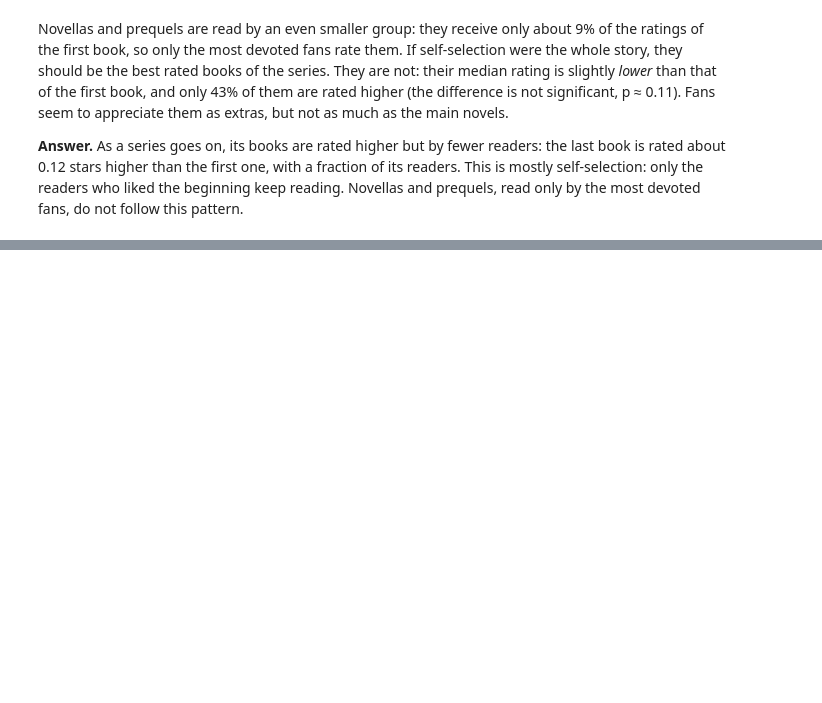
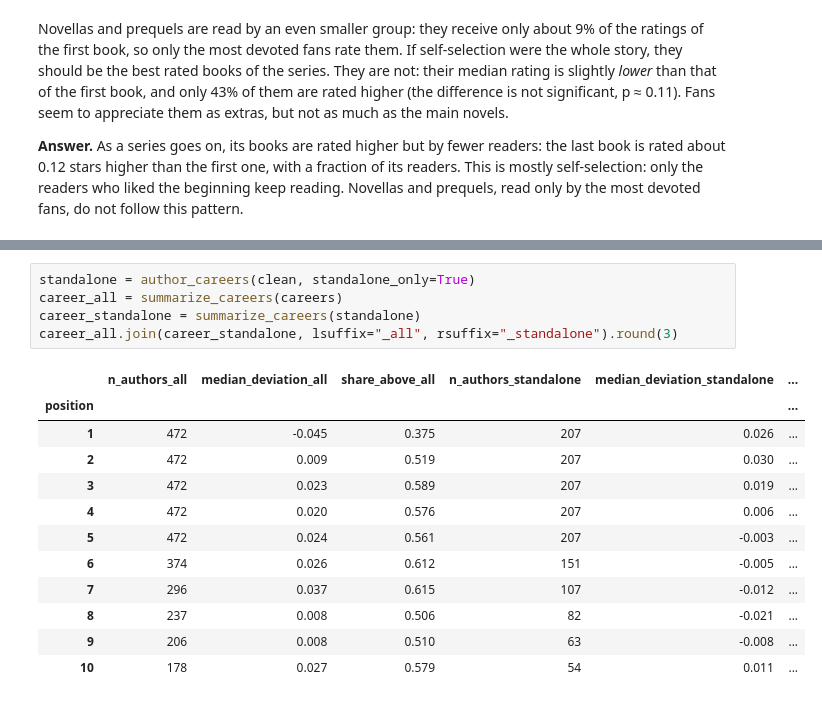
Before and after one commit to mbeyzademirkubuz/book-ratings-insights, a Jupyter notebook: notebooks/walkthrough.ipynb, the cells around one changed output, grey strips where cells are left out. Saved outputs shown, nothing was run; the diff lists cells and outputs as text; blank space fills up the shorter version.

```diff
--- a/notebooks/walkthrough.ipynb
+++ b/notebooks/walkthrough.ipynb
@@ -620,0 +668,18 @@ pattern.
+# %%
+standalone = author_careers(clean, standalone_only=True)
+career_all = summarize_careers(careers)
+career_standalone = summarize_careers(standalone)
+career_all.join(career_standalone, lsuffix="_all", rsuffix="_standalone").round(3)
+# %% [output]
+|  | n_authors_all | median_deviation_all | share_above_all | n_authors_standalone | median_deviation_standalone | ... |
+| position |  |  |  |  |  | ... |
+| 1 | 472 | -0.045 | 0.375 | 207 | 0.026 | ... |
+| 2 | 472 | 0.009 | 0.519 | 207 | 0.030 | ... |
+| 3 | 472 | 0.023 | 0.589 | 207 | 0.019 | ... |
+| 4 | 472 | 0.020 | 0.576 | 207 | 0.006 | ... |
+| 5 | 472 | 0.024 | 0.561 | 207 | -0.003 | ... |
+| 6 | 374 | 0.026 | 0.612 | 151 | -0.005 | ... |
+| 7 | 296 | 0.037 | 0.615 | 107 | -0.012 | ... |
+| 8 | 237 | 0.008 | 0.506 | 82 | -0.021 | ... |
+| 9 | 206 | 0.008 | 0.510 | 63 | -0.008 | ... |
+| 10 | 178 | 0.027 | 0.579 | 54 | 0.011 | ... |
```
Also changed, not shown: parts of 11 cells of this notebook, 3 other files.
